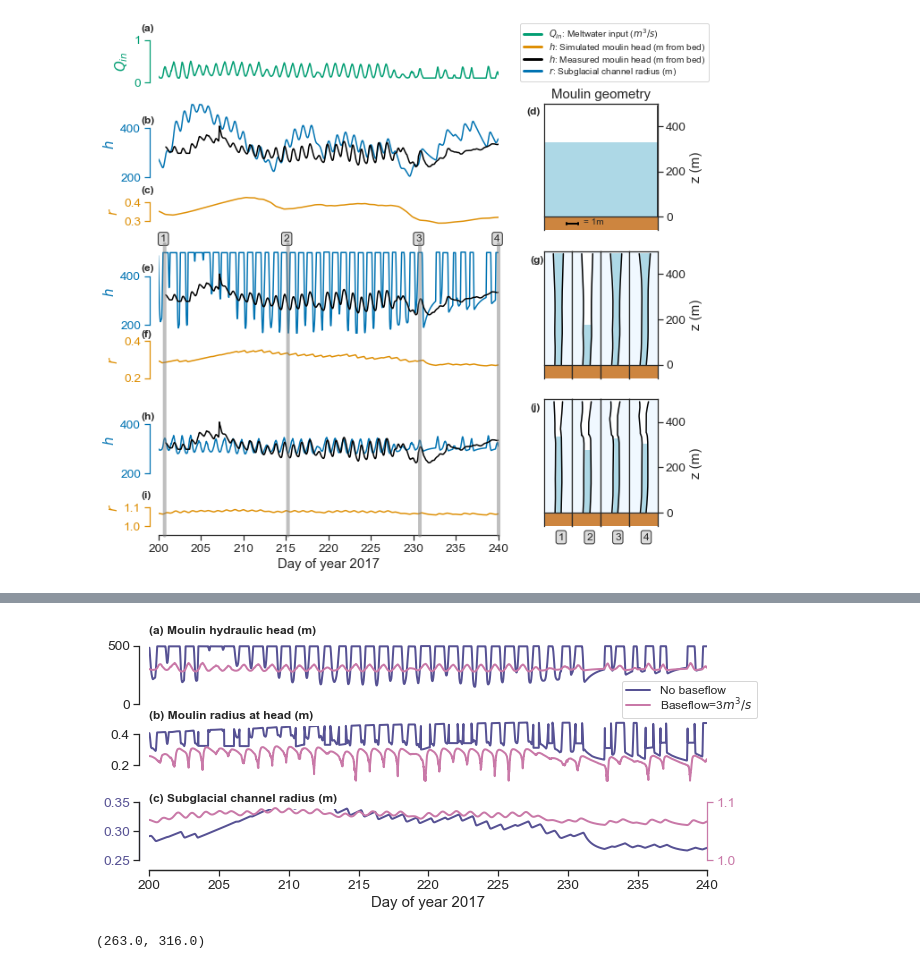
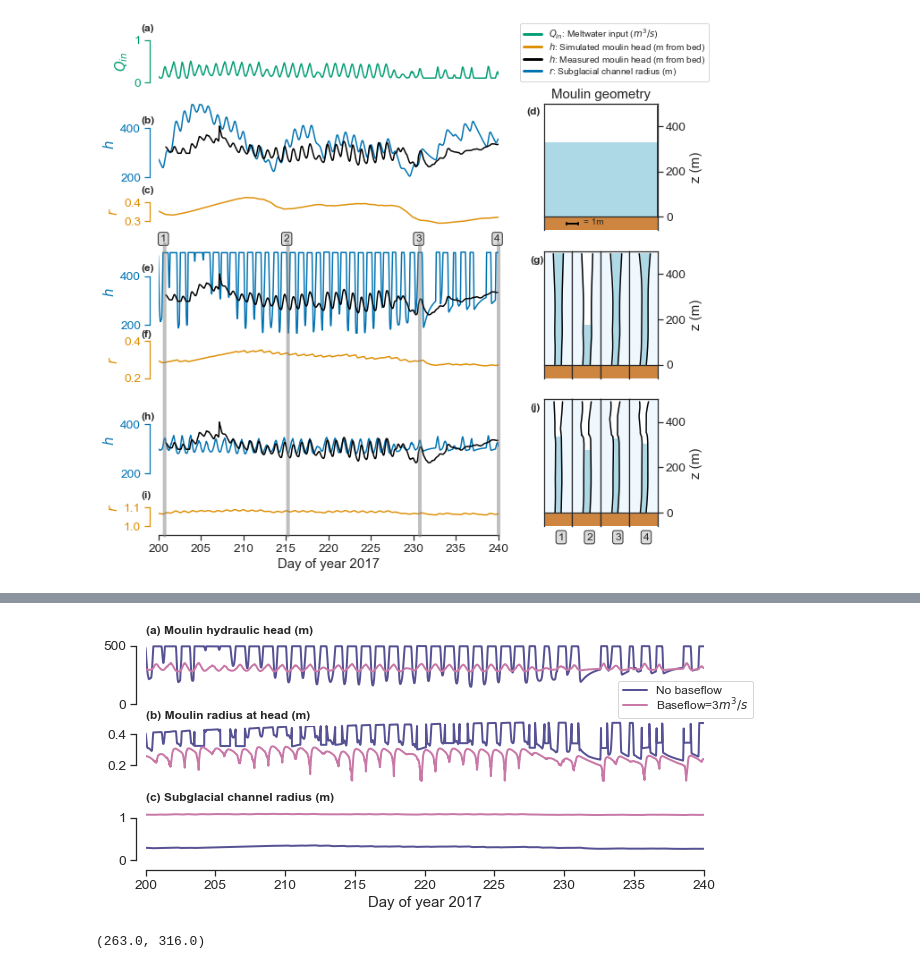
Before and after one commit to cctrunz/ModelRepo_pyMouShBaseflow_paper, a Jupyter notebook: Plot_figures_with_JEME.ipynb, the cells around one changed output, grey strips where cells are left out. Cells and saved outputs as stored; diff of their text form; code cells hidden in the pictures.

```diff
--- a/Plot_figures_with_JEME.ipynb
+++ b/Plot_figures_with_JEME.ipynb
@@ -683,43 +683,43 @@ axs[0].plot(time_bf3 , head_bf3, label= 'baseflow 3', color=palette[2],linewidth
 axs[0].set_xlim([200,240])
 
 axs[1].plot(time_brut , radius_jeme_brut, label= 'No baseflow', color=palette[0],linewidth=lw)
 axs[1].plot(time_bf3 , radius_jeme_bf3, label= 'Baseflow=3$m^3/s$', color=palette[2],linewidth=lw)
 #axs[1].set_ylabel('(m)')
 axs[1].set_xlim([200,240])
 axs[1].legend(loc=1, prop={'size': 12},bbox_to_anchor=(1.1, 1.7), bbox_transform=axs[1].transAxes,labelspacing=0)
 
-ax2 = axs[2].twinx()
+#ax2 = axs[2].twinx()
 axs[2].plot(time_brut , bf0_fix.dict['subglacial_radius'], label= 'brut', color=palette[0],linewidth=lw)
-ax2.plot(time_bf3 , bf3_fix.dict['subglacial_radius'], label= 'baseflow 3', color=palette[2],linewidth=lw)
+axs[2].plot(time_bf3 , bf3_fix.dict['subglacial_radius'], label= 'baseflow 3', color=palette[2],linewidth=lw)
 #axs[2].set_ylabel('(m)', color=palette[0])
-axs[2].set_ylim([0.25,0.36])
-ax2.set_ylim([1,1.11])
+axs[2].set_ylim([0,1.5])
+#ax2.set_ylim([1,1.11])
 axs[2].set_xlim([200,240])
 #ax2.set_ylabel('(m)', color=palette[2])
-axs[2].tick_params(axis='y', labelcolor=palette[0])
-axs[2].spines['left'].set_color(palette[0])
-ax2.tick_params(axis='y', color= palette[2], labelcolor=palette[2])
-ax2.spines['right'].set_color(palette[2])
+#axs[2].tick_params(axis='y', labelcolor=palette[0])
+#axs[2].spines['left'].set_color(palette[0])
+#ax2.tick_params(axis='y', color= palette[2], labelcolor=palette[2])
+#ax2.spines['right'].set_color(palette[2])
 axs[2].set_xlabel('Day of year 2017')
 
 sns.despine(trim=True, offset=[10,10])
 
 sns.despine(ax=axs[0],bottom=True)
 sns.despine(ax=axs[1],bottom=True)
 sns.despine(ax=ax2,right=False)
 axs[0].set_xticks([])
 axs[1].set_xticks([])
 
 #letters
 axs[0].text(200,600,'(a) Moulin hydraulic head (m)',fontsize=12, weight='bold', bbox=dict(facecolor='white'))
 axs[1].text(200,0.5,'(b) Moulin radius at head (m)',fontsize=12, weight='bold', bbox=dict(facecolor='white'))
-axs[2].text(200,0.35,'(c) Subglacial channel radius (m)',fontsize=12, weight='bold', bbox=dict(facecolor='white'))
+axs[2].text(200,1.4,'(c) Subglacial channel radius (m)',fontsize=12, weight='bold', bbox=dict(facecolor='white'))
 
 
 
 plt.savefig('Figure_TC/fig05.pdf',bbox_inches='tight')
 # %% [output]
-[figure, old version]
+[figure, new version]
 # %%
 plt.figure()
 plt.plot(t_real/secinday,h_real, color='black',linewidth=lw)
```
Also changed, not shown: parts of 1 cell of this notebook, 7 other files.
